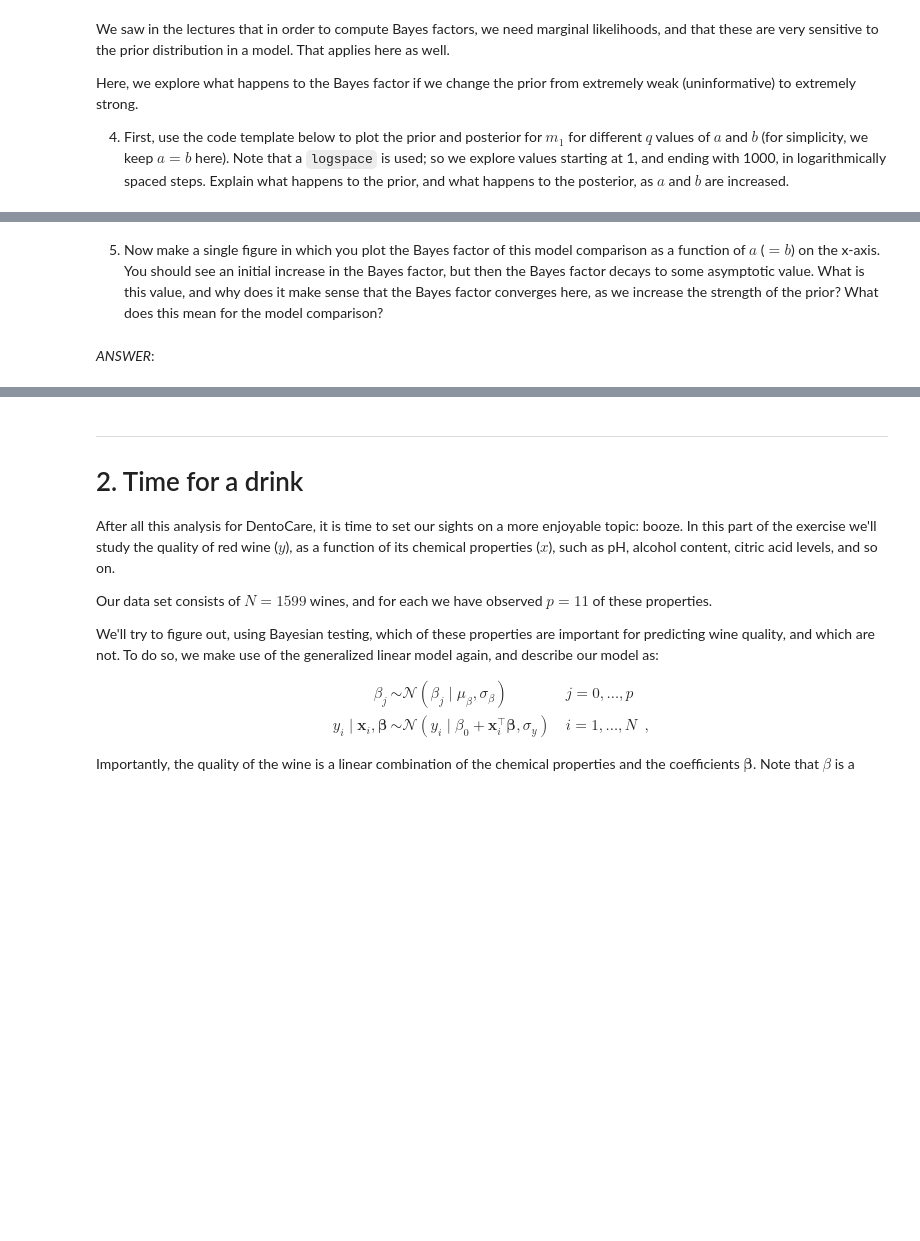
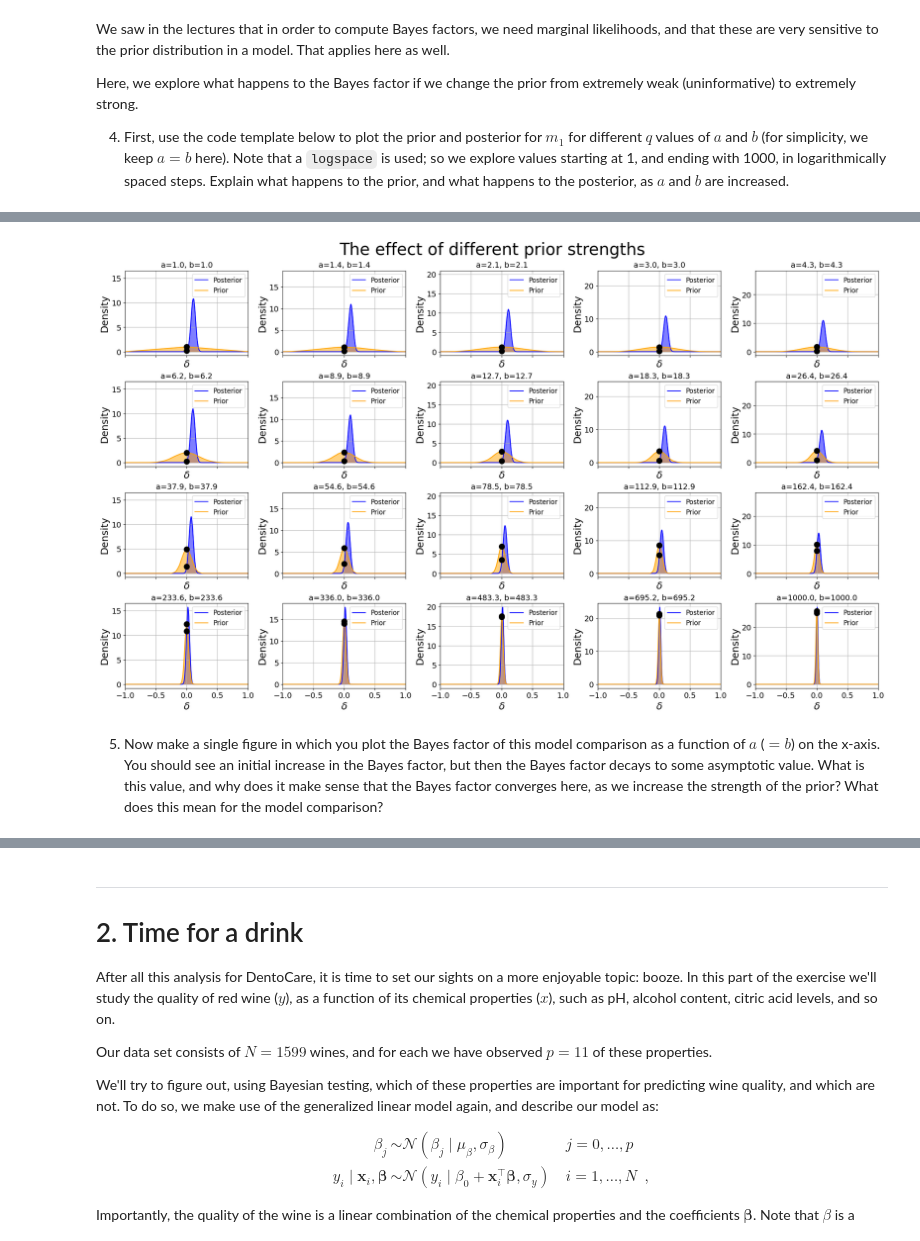
Before and after one commit to DerOeko/SOW-BKI203BS, a Jupyter notebook: LargeAssignment2/Big assignment 2 23-24.ipynb, the cells around one changed output, grey strips where cells are left out. Drawn from its saved outputs; the diff is of its cells as text; code cells hidden in the pictures; blank space fills up the shorter version.

```diff
--- a/LargeAssignment2/Big assignment 2 23-24.ipynb
+++ b/LargeAssignment2/Big assignment 2 23-24.ipynb
@@ -272,5 +400,6 @@ _ANSWER:_
 # %%
-%%time
+!time
+# i used samus code
 num_samples = 50000
 num_chains = 4
 
@@ -278,21 +407,45 @@ q = 20
 as_ = np.logspace(0, 3, num=q)
 bs_ = np.logspace(0, 3, num=q)
 
-delta_according_to_m0 = ...
+delta_according_to_m0 = posterior(delta_range)
 
 _, axes = plt.subplots(nrows=4, ncols=5, sharex=True, sharey='col',
                        constrained_layout=True, figsize=(20, 12))
-
+bfs = []
 for i, (a_, b_) in enumerate(zip(as_, bs_)):
     ax = axes.flatten()[i]  # plot in this axis
 
-    data = dict(...)
+    data = {
+        'N_F': N_F,
+        'z_F': z_F,
+        'N_S': N_S,
+        'z_S': z_S,
+        'a': a_,
+        'b': b_,
+    }
 
     m_ = pj.Model(jags_model, data=data, chains=num_chains)
-    samples_ = ...
-    posterior_ = ...
-    prior_ = ...
+    samples_ = m_.sample(num_samples, vars=['delta', 'delta.prior', 'theta_F', 'theta_S', 'theta_F.prior', 'theta_S.prior'])
+    posterior_ = gaussian_kde(samples_['delta'].flatten())
+    prior_ = gaussian_kde(samples_['delta.prior'].flatten())
 
     # do the plotting here:
+    delta_according_to_m0_ = posterior_(delta_range)
+    delta_according_to_m1_ = prior_(delta_range)
+    bfs.append(prior_([0])/posterior_([0])[0])
+    ax.plot(delta_range, delta_according_to_m0_, label='Posterior', color='blue')
+    ax.plot(delta_range, delta_according_to_m1_, label='Prior', color='orange')
+    ax.fill_between(delta_range, delta_according_to_m0_, alpha=0.5, color='blue')
+    ax.fill_between(delta_range, delta_according_to_m1_, alpha=0.5, color='orange')
+    ax.plot(0, posterior_([0]), 'o', color='black', markersize=10)
+    ax.plot(0, prior_([0]), 'o', color='black', markersize=10)
+    ax.set_title(f'a={a_:.1f}, b={b_:.1f}', fontsize=14)
+    ax.set_xlabel(r'$\delta$', fontsize=18)
+    ax.set_ylabel('Density', fontsize=18)
+    ax.grid(True)
+    ax.legend()
+    ax.set_xlim(delta_min, delta_max)
 
 plt.suptitle('The effect of different prior strengths')
+print('Bayes Factors:', bfs)
+# %% [output]
@@ -299,4 +469,3 @@ plt.suptitle('The effect of different prior strengths')
+[figure, added]
 # %% [markdown]
 5. Now make a single figure in which you plot the Bayes factor of this model comparison as a function of $a$ ($=b$) on the x-axis. You should see an initial increase in the Bayes factor, but then the Bayes factor decays to some asymptotic value. What is this value, and why does it make sense that the Bayes factor converges here, as we increase the strength of the prior? What does this mean for the model comparison?
-# %% [markdown]
-_ANSWER_:
```
Also changed, not shown: parts of 29 cells of this notebook.
